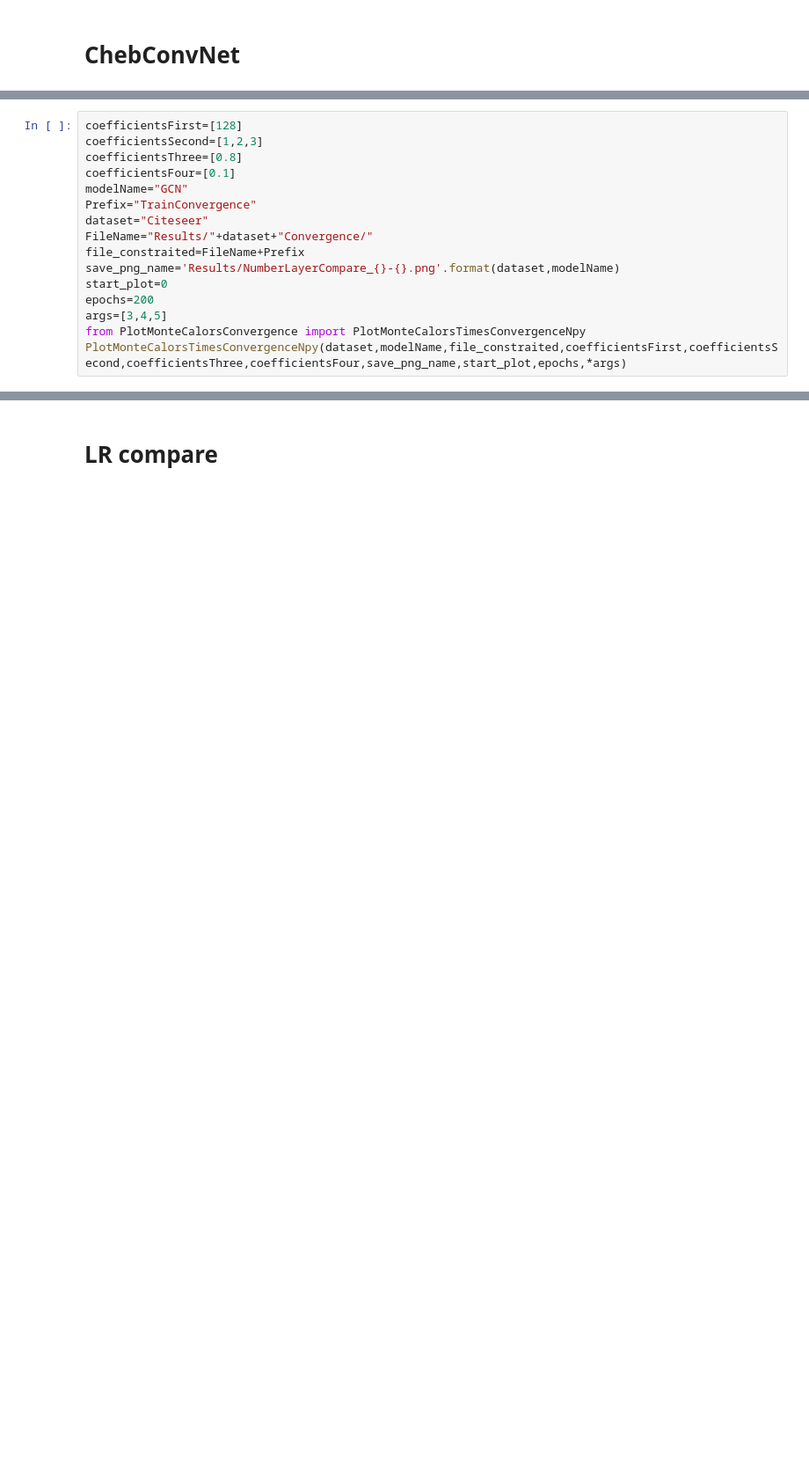
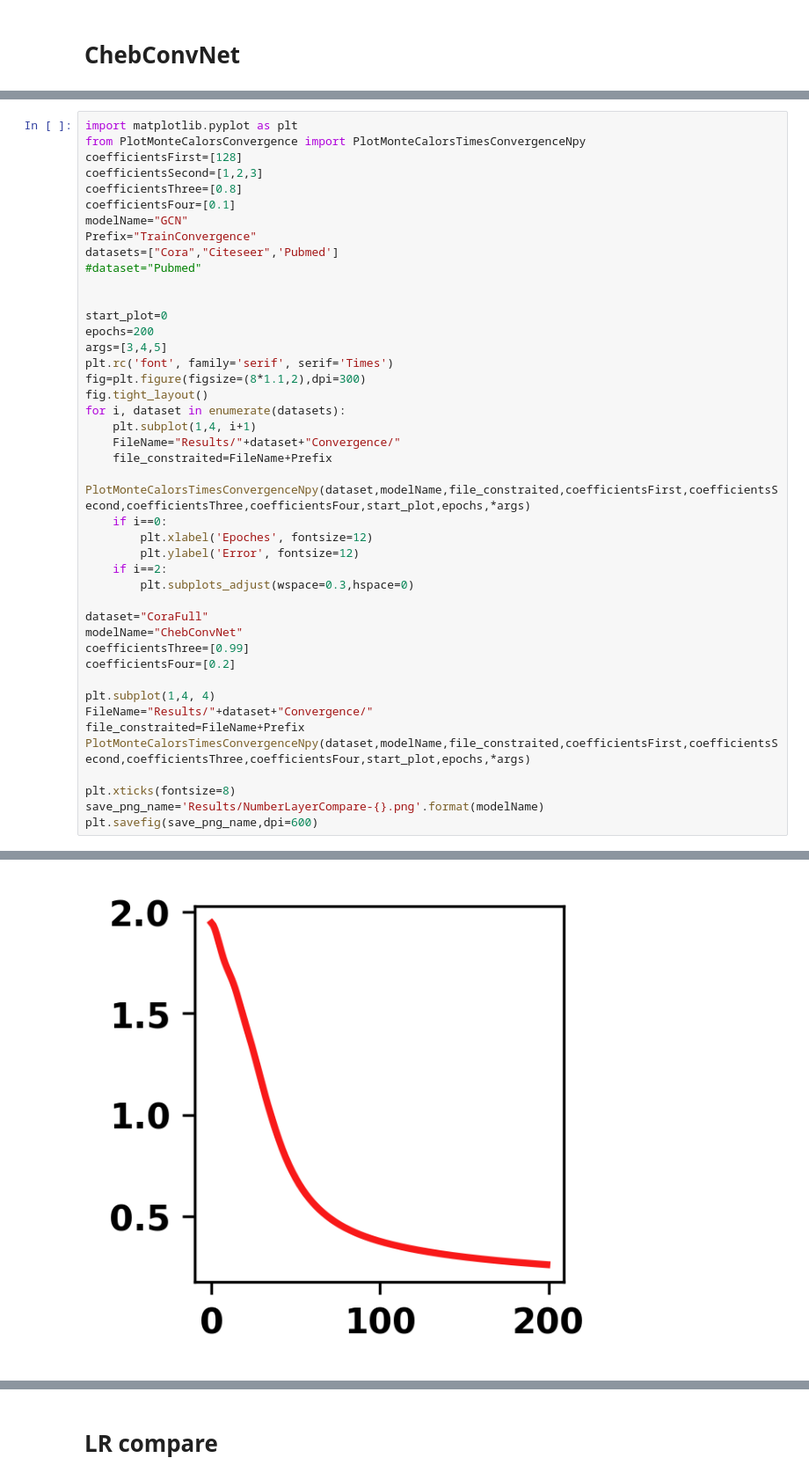
Before and after one commit to ggzhang0071/pytorch_geometric-1, a Jupyter notebook: PlotConvergenceCompare.ipynb, the cells around one changed output, grey strips where cells are left out. Shown at 88% size. Saved outputs shown, nothing was run; the diff lists cells and outputs as text; blank space fills up the shorter version.

```diff
--- a/PlotConvergenceCompare.ipynb
+++ b/PlotConvergenceCompare.ipynb
@@ -301,16 +199,0 @@ PlotMonteCalorsTimesConvergenceNpy(dataset,modelName,file_constraited,coefficien
-# %%
-coefficientsFirst=[128]
-coefficientsSecond=[1,2,3]
-coefficientsThree=[0.8]
-coefficientsFour=[0.1]
-modelName="GCN"
-Prefix="TrainConvergence"
-dataset="Citeseer"
-FileName="Results/"+dataset+"Convergence/"
-file_constraited=FileName+Prefix
-save_png_name='Results/NumberLayerCompare_{}-{}.png'.format(dataset,modelName)
-start_plot=0
-epochs=200
-args=[3,4,5]
-from PlotMonteCalorsConvergence import PlotMonteCalorsTimesConvergenceNpy
-PlotMonteCalorsTimesConvergenceNpy(dataset,modelName,file_constraited,coefficientsFirst,coefficientsSecond,coefficientsThree,coefficientsFour,save_png_name,start_plot,epochs,*args)
@@ -335,0 +202,44 @@ coefficient of 3 num is: 10
+# %%
+import matplotlib.pyplot as plt
+from PlotMonteCalorsConvergence import PlotMonteCalorsTimesConvergenceNpy
+coefficientsFirst=[128]
+coefficientsSecond=[1,2,3]
+coefficientsThree=[0.8]
+coefficientsFour=[0.1]
+modelName="GCN"
+Prefix="TrainConvergence"
+datasets=["Cora","Citeseer",'Pubmed']
+#dataset="Pubmed"
+
+
+start_plot=0
+epochs=200
+args=[3,4,5]
+plt.rc('font', family='serif', serif='Times')
+fig=plt.figure(figsize=(8*1.1,2),dpi=300)
+fig.tight_layout()
+for i, dataset in enumerate(datasets):
+    plt.subplot(1,4, i+1)
+    FileName="Results/"+dataset+"Convergence/"
+    file_constraited=FileName+Prefix
+    PlotMonteCalorsTimesConvergenceNpy(dataset,modelName,file_constraited,coefficientsFirst,coefficientsSecond,coefficientsThree,coefficientsFour,start_plot,epochs,*args)
+    if i==0:
+        plt.xlabel('Epoches', fontsize=12)
+        plt.ylabel('Error', fontsize=12)
+    if i==2:
+        plt.subplots_adjust(wspace=0.3,hspace=0)
+
+dataset="CoraFull"
+modelName="ChebConvNet"
+coefficientsThree=[0.99]
+coefficientsFour=[0.2]
+
+plt.subplot(1,4, 4)
+FileName="Results/"+dataset+"Convergence/"
+file_constraited=FileName+Prefix
+PlotMonteCalorsTimesConvergenceNpy(dataset,modelName,file_constraited,coefficientsFirst,coefficientsSecond,coefficientsThree,coefficientsFour,start_plot,epochs,*args)
+
+plt.xticks(fontsize=8)
+save_png_name='Results/NumberLayerCompare-{}.png'.format(modelName)
+plt.savefig(save_png_name,dpi=600)
+# %% [output]
@@ -335,0 +265 @@ coefficient of 3 num is: 10
+[figure, added]
```
Also changed, not shown: parts of 32 cells of this notebook, 2 other files.
